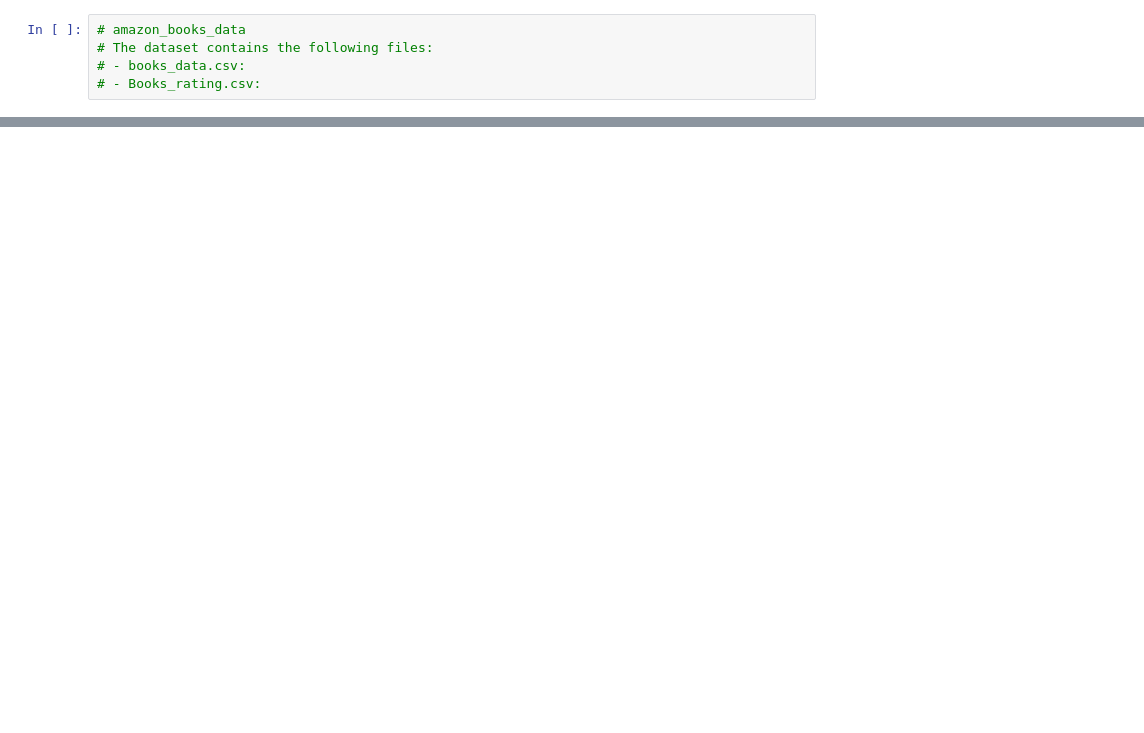
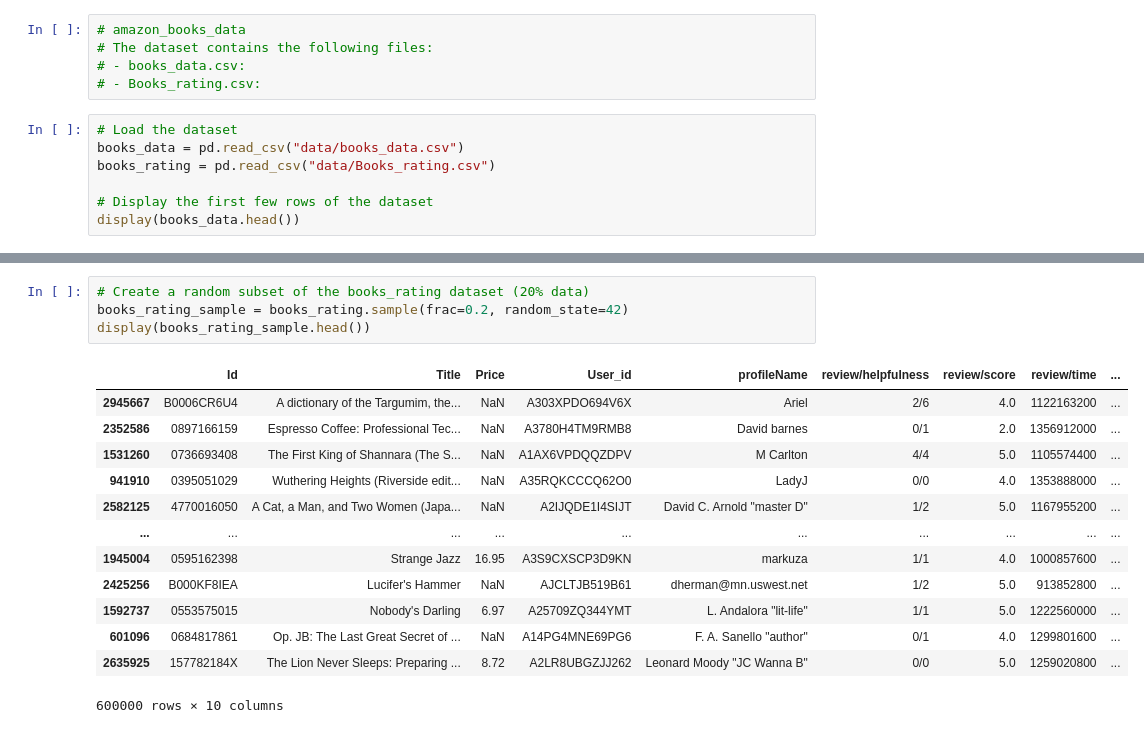
Before and after one commit to chiesastefano/massiveData, a Jupyter notebook: sample.ipynb, the cells around one changed output, grey strips where cells are left out. Saved outputs shown, nothing was run; the diff lists cells and outputs as text; blank space fills up the shorter version.

```diff
--- a/sample.ipynb
+++ b/sample.ipynb
@@ -21,3 +56,10 @@ with zipfile.ZipFile("amazon-books-reviews.zip", "r") as zip_ref:
 # The dataset contains the following files:
 # - books_data.csv:
 # - Books_rating.csv:
+# %%
+# Load the dataset
+books_data = pd.read_csv("data/books_data.csv")
+books_rating = pd.read_csv("data/Books_rating.csv")
+
+# Display the first few rows of the dataset
+display(books_data.head())
@@ -23,0 +86,18 @@ with zipfile.ZipFile("amazon-books-reviews.zip", "r") as zip_ref:
+# %%
+# Create a random subset of the books_rating dataset (20% data)
+books_rating_sample = books_rating.sample(frac=0.2, random_state=42)
+display(books_rating_sample.head())
+# %% [output]
+|  | Id | Title | Price | User_id | profileName | review/helpfulness | review/score | review/time | ... |
+| 2945667 | B0006CR6U4 | A dictionary of the Targumim, the... | NaN | A303XPDO694V6X | Ariel | 2/6 | 4.0 | 1122163200 | ... |
+| 2352586 | 0897166159 | Espresso Coffee: Professional Tec... | NaN | A3780H4TM9RMB8 | David barnes | 0/1 | 2.0 | 1356912000 | ... |
+| 1531260 | 0736693408 | The First King of Shannara (The S... | NaN | A1AX6VPDQQZDPV | M Carlton | 4/4 | 5.0 | 1105574400 | ... |
+| 941910 | 0395051029 | Wuthering Heights (Riverside edit... | NaN | A35RQKCCCQ62O0 | LadyJ | 0/0 | 4.0 | 1353888000 | ... |
+| 2582125 | 4770016050 | A Cat, a Man, and Two Women (Japa... | NaN | A2IJQDE1I4SIJT | David C. Arnold "master D" | 1/2 | 5.0 | 1167955200 | ... |
+| ... | ... | ... | ... | ... | ... | ... | ... | ... | ... |
+| 1945004 | 0595162398 | Strange Jazz | 16.95 | A3S9CXSCP3D9KN | markuza | 1/1 | 4.0 | 1000857600 | ... |
+| 2425256 | B000KF8IEA | Lucifer's Hammer | NaN | AJCLTJB519B61 | dherman@mn.uswest.net | 1/2 | 5.0 | 913852800 | ... |
+| 1592737 | 0553575015 | Nobody's Darling | 6.97 | A25709ZQ344YMT | L. Andalora "lit-life" | 1/1 | 5.0 | 1222560000 | ... |
+| 601096 | 0684817861 | Op. JB: The Last Great Secret of ... | NaN | A14PG4MNE69PG6 | F. A. Sanello "author" | 0/1 | 4.0 | 1299801600 | ... |
+| 2635925 | 157782184X | The Lion Never Sleeps: Preparing ... | 8.72 | A2LR8UBGZJJ262 | Leonard Moody "JC Wanna B" | 0/0 | 5.0 | 1259020800 | ... |
+600000 rows × 10 columns
```
Also changed, not shown: parts of 15 cells of this notebook, 1 other file.
